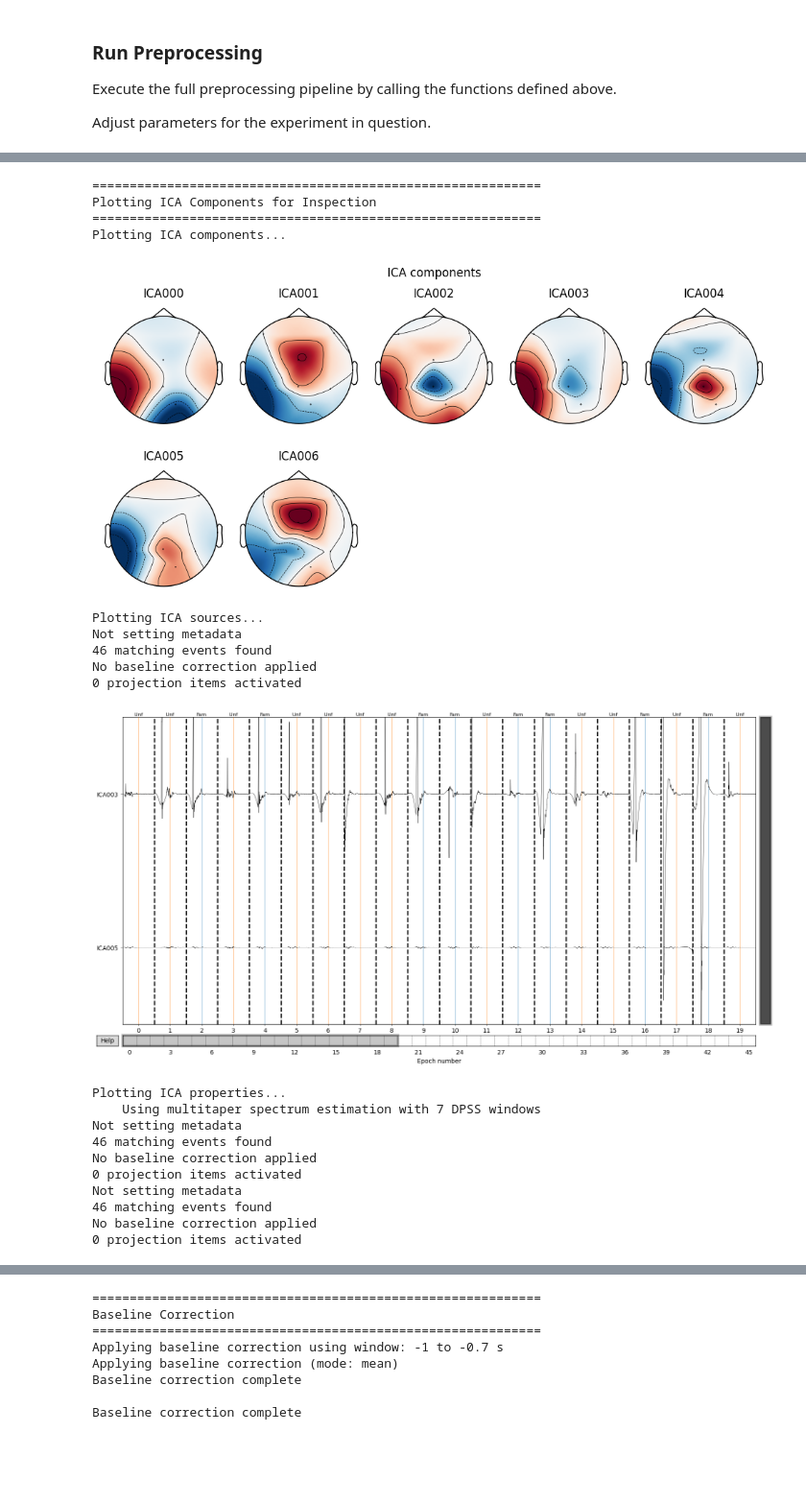
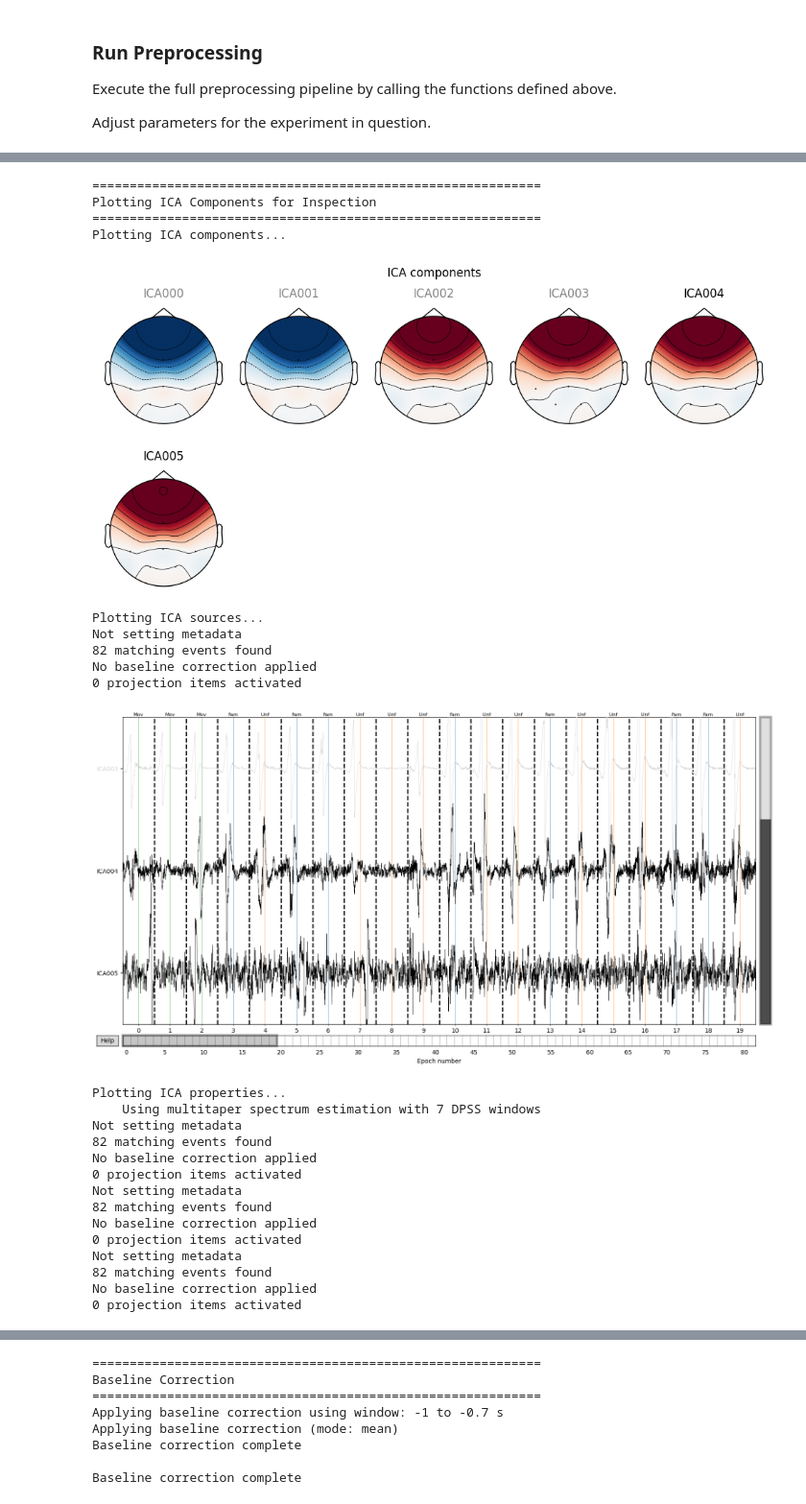
Before and after one commit to YouniPark/FYDP-rename_later-, a Jupyter notebook: poc/eeg_analysis/EEG_Data_Analysis_2.ipynb, the cells around one changed output, grey strips where cells are left out. Shown at 96% size. Drawn from its saved outputs; the diff is of its cells as text; code cells hidden in the pictures; blank space fills up the shorter version.

```diff
--- a/poc/eeg_analysis/EEG_Data_Analysis_2.ipynb
+++ b/poc/eeg_analysis/EEG_Data_Analysis_2.ipynb
@@ -163,8 +227,8 @@ def load_event_markers(eeg_ts0, events_file, n_experiment, run="", verbose=True)
 ### Run
 # %%
 ## Data Config
-n_experiment = 6
-run = "B"   # run in a single experiment session: '', 'A', 'B', etc.
+n_experiment = 7
+run = ""   # run in a single experiment session: '', 'A', 'B', etc.
 
 data_dir = f'experiment_data/exp{n_experiment}/'
 data_file = data_dir + f'exp{n_experiment}{run}.json'
@@ -172,14 +236,12 @@ data_file = data_dir + f'exp{n_experiment}{run}.json'
 events_file = data_dir + f'all_markers_exp{n_experiment}{run}.csv'
 
 channel_mapping = {
-    'CH1': 'Cz',
-    'CH2': 'Pz',
-    'CH3': 'F7',
-    'CH4': 'F8',
-    'CH5': 'P7',
-    'CH6': 'P8',
-    'CH7': 'O1',
-    'CH8': 'O2'
+    'CH3': 'Cz',
+    'CH4': 'Pz',
+    'CH5': 'P8',
+    'CH6': 'P7',
+    'CH7': 'O2',
+    'CH8': 'O1'
 }
 # %%
 ## Load EEG Data
@@ -937,7 +1003,7 @@ Adjust parameters for the experiment in question.
 preprocessing_config = {
     # Prepare EEG Data
     'prepare': {
-        'ch_names': ['Cz', 'Pz', 'F7', 'F8', 'P7', 'P8', 'O1', 'O2']  # Channel names in order
+        'ch_names': ['Cz', 'Pz', 'P7', 'P8', 'O1', 'O2']  # Channel names in order
     },
 
     # Step 1: Filtering
@@ -949,7 +1015,7 @@ preprocessing_config = {
 
     # Step 2: CAR Re-referencing (optional)
     'car': {
-        'apply': True,  # Set to False to skip CAR
+        'apply': False,  # Set to False to skip CAR
         'avg_channels': ["F7", "F8"]  # Select non-analysis channels
     },
 
@@ -957,7 +1023,7 @@ preprocessing_config = {
     'epoching': {
         'event_id': {'Fam': 1, 'Unf': 2, 'Mov': 3},
         'epoch_dur': [-1.5, 1.5],  # [tmin, tmax] in seconds
-        'picks': ['Cz', 'Pz', 'F7', 'F8', 'P7', 'P8', 'O2']  # Channels to include
+        'picks': ['Cz', 'Pz', 'P7', 'P8', 'O1', 'O2']  # Channels to include
     },
 
     # Step 4: ICA
@@ -981,7 +1047,7 @@ preprocessing_config = {
 
     # Step 7: Trial Rejection
     'rejection': {
-        'amp_thresh': 200e-6,  # ptp rejection amplitude in volts
+        'amp_thresh': 1000e-6,  # ptp rejection amplitude in volts
         'baseline_window': [-1, -0.7],
         'erp_window': [0.1, 0.65],
         'n250_channels': ['P7', 'P8', 'O1', 'O2'],
@@ -1137,39 +1199,43 @@ Use: plot_ica_components(ica, epochs_for_ica)
 # %%
 ## Step 4b: Inspect ICA Components
 if ica is not None:
     # Plot ICA components for inspection
-    plot_ica_components(ica, epochs_for_ica, components_to_plot=[3, 5])
+    plot_ica_components(ica, epochs_for_ica, components_to_plot=[3, 4, 5])
 
     # # Plot specifically for movement trials
     # epochs_move = epochs['Mov']
     # if len(epochs_move) > 0:
     #     print("Plotting ICA properties for movement trials...")
     #     plot_ica_components(ica, epochs_move, plot_ica_components=False, plot_ica_sources=True, components_to_plot=[0, 1, 2])
 
 
     print("Review the component plots above.")
     print("Identify artifact components (blinks, eye movements, muscle, etc.)")
 else:
     print("ICA was not fitted (skipped or not yet run)")
 # %% [output]
 ============================================================
 Plotting ICA Components for Inspection
 ============================================================
 Plotting ICA components...
-[figure, old version]
+[figure, new version]
 Plotting ICA sources...
 Not setting metadata
-46 matching events found
+82 matching events found
 No baseline correction applied
 0 projection items activated
-[figure, old version]
+[figure, new version]
 Plotting ICA properties...
     Using multitaper spectrum estimation with 7 DPSS windows
 Not setting metadata
-46 matching events found
+82 matching events found
 No baseline correction applied
 0 projection items activated
 Not setting metadata
-46 matching events found
+82 matching events found
 No baseline correction applied
 0 projection items activated
+Not setting metadata
+82 matching events found
+No baseline correction applied
+0 projection items activated
```
Also changed, not shown: parts of 34 cells of this notebook, 20 other files.
